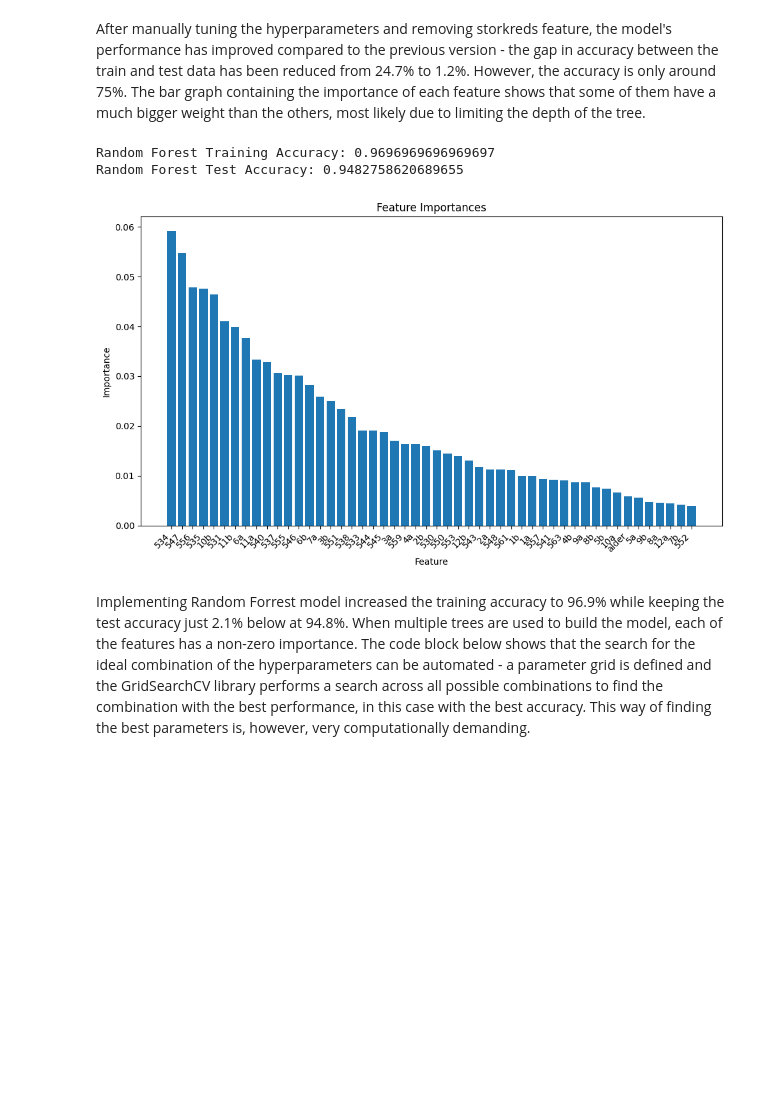
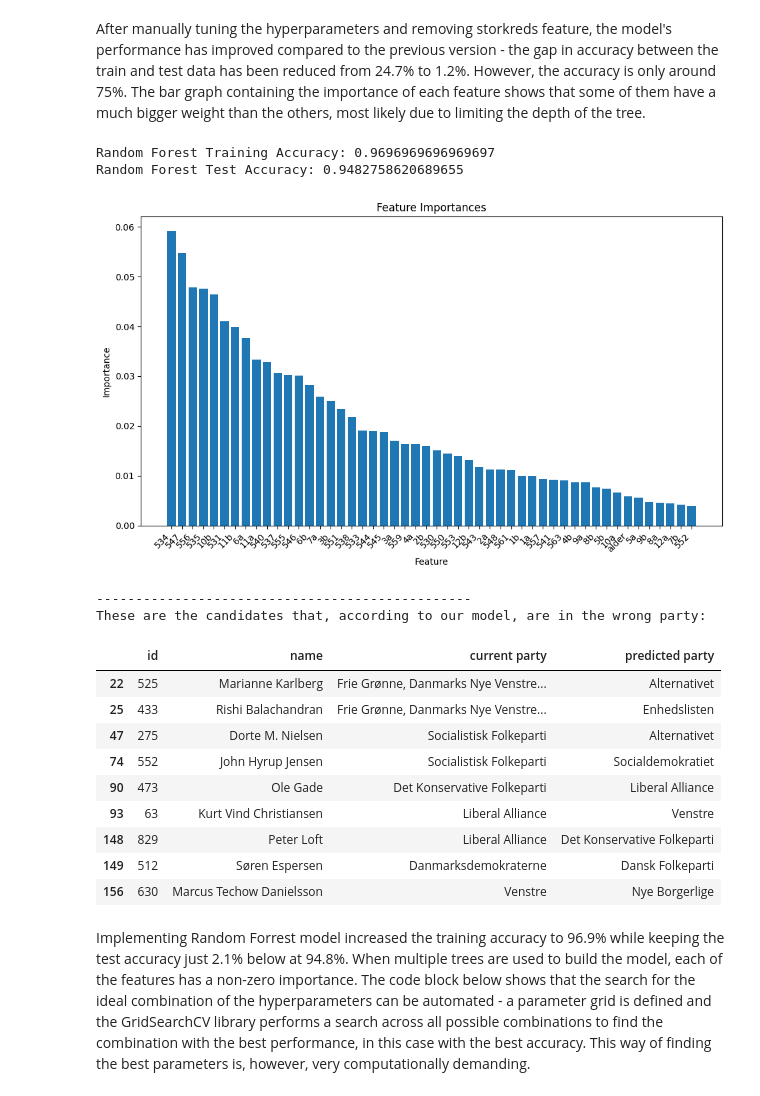
Before and after one commit to MAL-flowdemort/assignment_2, a Jupyter notebook: Candidate Test 2022 I.ipynb, the cells around one changed output. Cells and saved outputs as stored; diff of their text form; code cells hidden in the pictures; blank space fills up the shorter version.

```diff
--- a/Candidate Test 2022 I.ipynb
+++ b/Candidate Test 2022 I.ipynb
@@ -442,7 +464,7 @@ X.columns = X.columns.astype(str)
 X = pd.get_dummies(X)
 
 # Split the data into training and testing sets
-X_train2, X_test2, y_train2, y_test2 = train_test_split(X, y, test_size=0.2, random_state=42)
+X_train, X_test, y_train, y_test = train_test_split(X, y, test_size=0.2, random_state=42)
 
 # Initialize the Decision Tree model
 model_v2 = DecisionTreeClassifier(
@@ -453,20 +475,20 @@ model_v2 = DecisionTreeClassifier(
 )
 
 # Train the model on the training set
-model_v2.fit(X_train2, y_train2)
+model_v2.fit(X_train, y_train)
 
 # Make predictions on the training set
-train_predictions = model_v2.predict(X_train2)
+train_predictions = model_v2.predict(X_train)
 
 # Make predictions on the test set
-test_predictions = model_v2.predict(X_test2)
+test_predictions = model_v2.predict(X_test)
 
 # Evaluate the accuracy of the model on the training set
-train_accuracy = accuracy_score(y_train2, train_predictions)
+train_accuracy = accuracy_score(y_train, train_predictions)
 print(f"Single Decision Tree After Pre-Pruning Training Accuracy: {train_accuracy}")
 
 # Evaluate the accuracy of the model on the test set
-test_accuracy = accuracy_score(y_test2, test_predictions)
+test_accuracy = accuracy_score(y_test, test_predictions)
 print(f"Single Decision Tree After Pre-Pruning Test Accuracy: {test_accuracy}")
 
 # Feature importances
@@ -480,37 +502,67 @@ After manually tuning the hyperparameters and removing storkreds feature, the mo
 The bar graph containing the importance of each feature shows that some of them have a much bigger weight than the others, most likely due to limiting the depth of the tree.
 # %%
 from sklearn.ensemble import RandomForestClassifier
+
+names = df['navn']
 
 # Initialize the Random Forest model
 model_v3 = RandomForestClassifier(
     random_state=42,
     n_estimators=150,         # The number of trees in the forest.
     max_depth=6,              # The maximum depth of the tree. It limits the number of nodes in the longest path from the root to a leaf.
     min_samples_split=2,      # The minimum number of samples required to split an internal node.
     min_samples_leaf=2        # The minimum number of samples required to be at a leaf node.
 )
 
 # Train the Random Forest model on the training set
-model_v3.fit(X_train2, y_train2)
+model_v3.fit(X_train, y_train)
 
 # Make predictions on the test set
-test_predictions = model_v3.predict(X_test2)
-train_predictions = model_v3.predict(X_train2)
+test_predictions = model_v3.predict(X_test)
+train_predictions = model_v3.predict(X_train)
 
 # Evaluate the accuracy of the Random Forest model on the training set
-train_accuracy = accuracy_score(y_train2, train_predictions)
+train_accuracy = accuracy_score(y_train, train_predictions)
 print(f"Random Forest Training Accuracy: {train_accuracy}")
 
 # Evaluate the accuracy of the Random Forest model on the test set
-test_accuracy = accuracy_score(y_test2, test_predictions)
+test_accuracy = accuracy_score(y_test, test_predictions)
 print(f"Random Forest Test Accuracy: {test_accuracy}")
 
 # Feature importances
 importances_random_forest = plot_feature_importances(model_v3, X.columns)
+
+
+print ("------------------------------------------------")
+
+ids = y_test.index.to_list()
+y_test_values = y_test.to_list()
+
+wrongPredictions = pd.DataFrame(columns=['id', 'name', 'current party', 'predicted party'])
+
+for i in range(len(ids)):
+    id = ids[i]
+    if(y_test_values[i] != test_predictions[i]):
+        wrongPredictions.loc[i] = [id, names[id], y_test_values[i], test_predictions[i]]
+
+print("These are the candidates that, according to our model, are in the wrong party:")
+display(wrongPredictions)
 # %% [output]
 Random Forest Training Accuracy: 0.9696969696969697
 Random Forest Test Accuracy: 0.9482758620689655
 [figure]
+------------------------------------------------
+These are the candidates that, according to our model, are in the wrong party:
+|  | id | name | current party | predicted party |
+| 22 | 525 | Marianne Karlberg | Frie Grønne, Danmarks Nye Venstre... | Alternativet |
+| 25 | 433 | Rishi Balachandran | Frie Grønne, Danmarks Nye Venstre... | Enhedslisten |
+| 47 | 275 | Dorte M. Nielsen | Socialistisk Folkeparti | Alternativet |
+| 74 | 552 | John Hyrup Jensen | Socialistisk Folkeparti | Socialdemokratiet |
+| 90 | 473 | Ole Gade | Det Konservative Folkeparti | Liberal Alliance |
+| 93 | 63 | Kurt Vind Christiansen | Liberal Alliance | Venstre |
+| 148 | 829 | Peter Loft | Liberal Alliance | Det Konservative Folkeparti |
+| 149 | 512 | Søren Espersen | Danmarksdemokraterne | Dansk Folkeparti |
+| 156 | 630 | Marcus Techow Danielsson | Venstre | Nye Borgerlige |
 # %% [markdown]
 Implementing Random Forrest model increased the training accuracy to 96.9% while keeping the test accuracy just 2.1% below at 94.8%. When multiple trees are used to build the model, each of the features has a non-zero importance. The code block below shows that the search for the ideal combination of the hyperparameters can be automated - a parameter grid is defined and the GridSearchCV library performs a search across all possible combinations to find the combination with the best performance, in this case with the best accuracy. This way of finding the best parameters is, however, very computationally demanding.
 # %%
```
Also changed, not shown: parts of 14 cells of this notebook.
